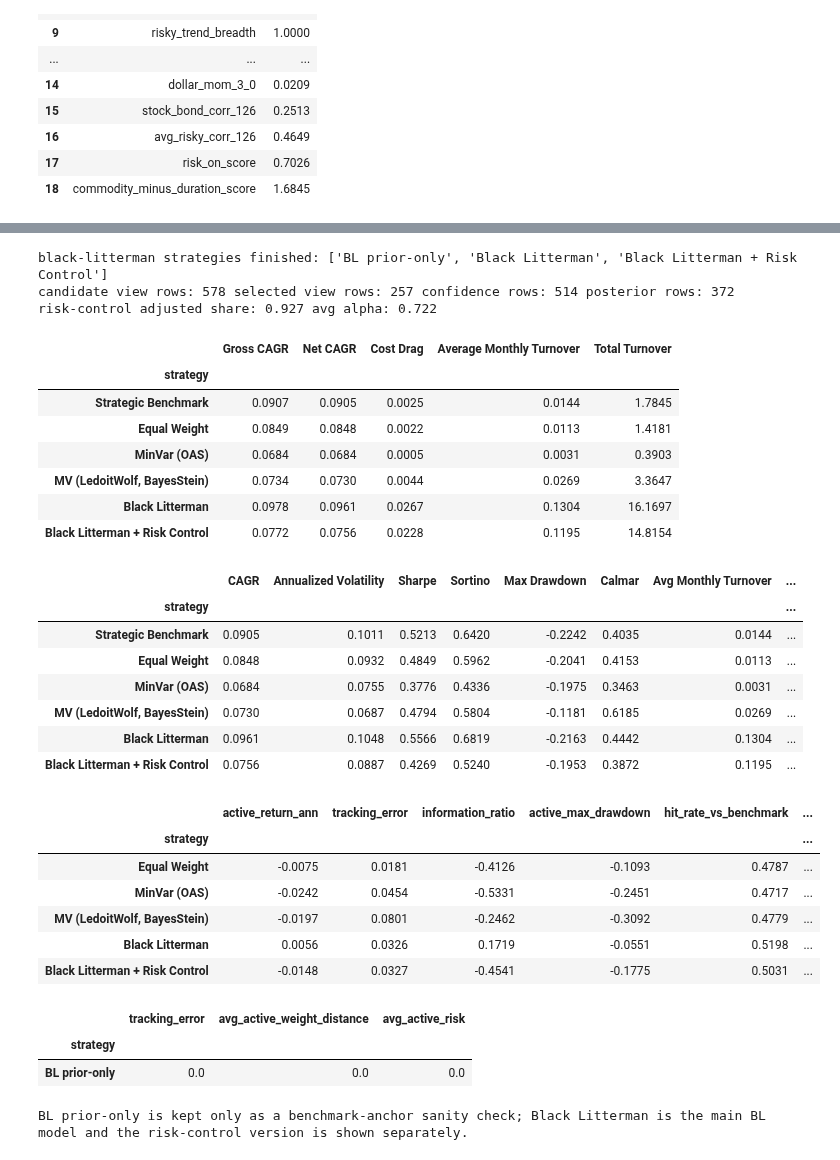
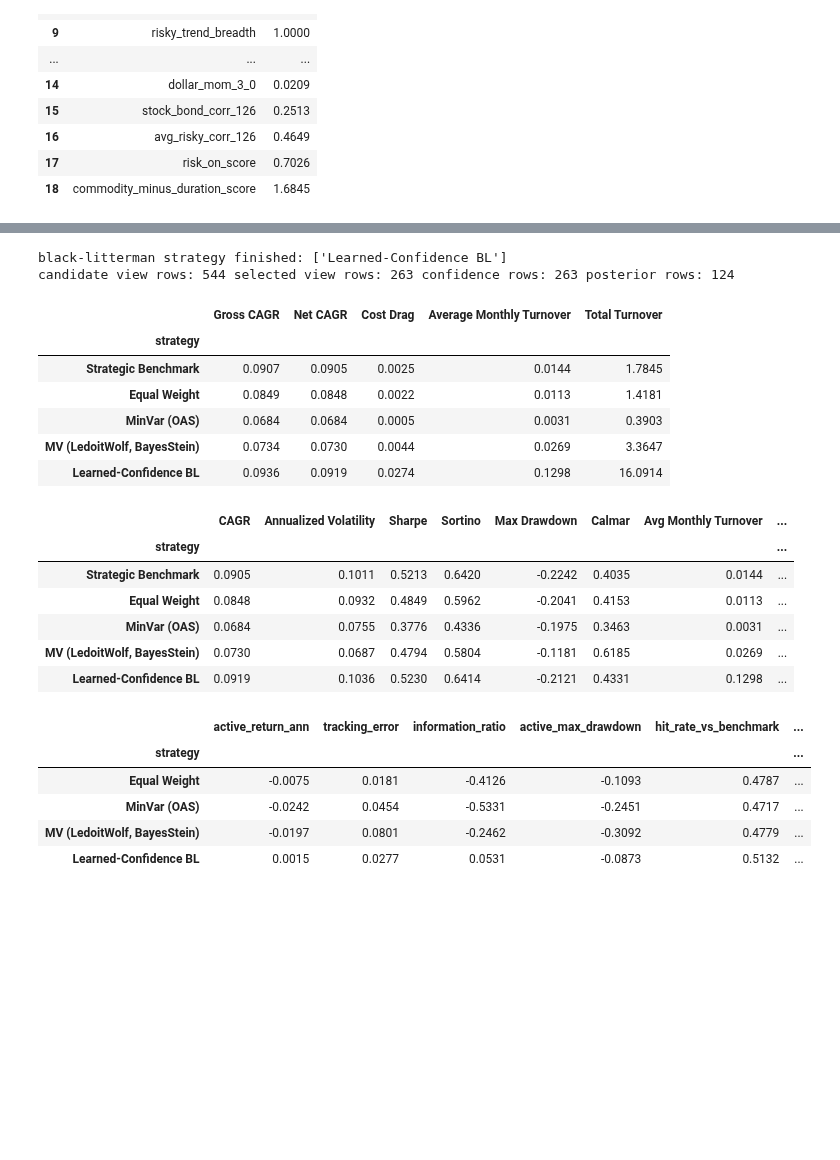
Before and after one commit to ramtin-asadi/Quantitative-Finance-Lab, a Jupyter notebook: notebooks/06_portfolio_black_littreman.ipynb, the cells around one changed output, grey strips where cells are left out. Drawn from its saved outputs; the diff is of its cells as text; code cells hidden in the pictures; blank space fills up the shorter version.

```diff
--- a/notebooks/06_portfolio_black_littreman.ipynb
+++ b/notebooks/06_portfolio_black_littreman.ipynb
@@ -1279,7 +1293,7 @@ haircut_conf_cap = 0.85
 max_active_selected_views = 5
 redundancy_similarity_threshold = 0.85
 max_same_direction_views = 3
-protective_view_families = {"hedge_leadership", "correlation_stress", "stability_spread"}
+protective_view_families = {"correlation_stress"}
 
 view_theme_map = family_display_names.copy()
 
@@ -2294,21 +2114,17 @@ def apply_benchmark_relative_risk_control(weights, cov_ann, market_state=None, p
 # %%
 bl_modes = {
-    "BL prior-only": {"view_set": "none", "confidence_mode": "none", "risk_control": False},
-    "Black Litterman": {"view_set": "selected", "confidence_mode": "learned", "risk_control": False},
-    "Black Litterman + Risk Control": {"view_set": "selected", "confidence_mode": "learned", "risk_control": True},
+    "Learned-Confidence BL": {"view_set": "selected", "confidence_mode": "learned"},
 }
 bl_weight_rows = {name: [] for name in bl_modes}
 bl_fallback_rows = {name: [] for name in bl_modes}
 bl_prev_weights = {name: None for name in bl_modes}
 confidence_log_rows = []
 posterior_log_rows = []
-risk_control_log_rows = []
 candidate_view_log_rows = []
 selected_view_log_rows = []
 selection_log_rows = []
 post_mu_store = {}
 post_cov_store = {}
-risk_control_minvar_anchor_prev = None
 
 for i, dt in enumerate(rebalance_dates[:-1]):
     dt = pd.Timestamp(dt)
@@ -2322,46 +2138,31 @@ for i, dt in enumerate(rebalance_dates[:-1]):
     if candidate_views:
         candidate_view_log_rows.extend(pd.DataFrame(candidate_views).assign(date=dt, view_set="candidate").to_dict("records"))
 
-    selected_cache = None
-    selected_logged = False
+    selected_views, scale_rows = select_selected_views(candidate_views, payoff_history_now, dt, market_state, "learned")
+    selection_log_rows.extend(scale_rows)
+    view_p, view_q, clean_table = build_view_matrix(selected_views, assets, prior_mu, payoff_history=payoff_history_now, current_date=dt, use_learned_q=True)
+    if not clean_table.empty:
+        selected_view_log_rows.extend(clean_table.assign(date=dt, view_set="selected", strategy="Learned-Confidence BL").to_dict("records"))
+
+    rows_for_posterior = clean_table.to_dict("records") if not clean_table.empty else []
+    conf_values = []
     for strategy_name, spec in bl_modes.items():
-        view_set = spec["view_set"]
         mode = spec["confidence_mode"]
-        if view_set == "none":
-            view_p, view_q, clean_table = np.empty((0, len(assets))), np.array([]), pd.DataFrame()
-        else:
-            if selected_cache is None:
-                selected_views, scale_rows = select_selected_views(candidate_views, payoff_history_now, dt, market_state, mode)
-                selection_log_rows.extend(scale_rows)
-                selected_view_p, selected_view_q, selected_clean_table = build_view_matrix(selected_views, assets, prior_mu, payoff_history=payoff_history_now, current_date=dt, use_learned_q=True)
-                selected_cache = (selected_view_p, selected_view_q, selected_clean_table)
-            view_p, view_q, clean_table = selected_cache
-            if not selected_logged and not clean_table.empty:
-                selected_view_log_rows.extend(clean_table.assign(date=dt, view_set="selected", strategy="Black Litterman").to_dict("records"))
-                selected_logged = True
-
-        rows_for_posterior = clean_table.to_dict("records") if not clean_table.empty else []
-        conf_values = []
         for row in rows_for_posterior:
             details = confidence_for_view(row, payoff_history_now, dt, market_state, mode)
             conf_values.append(details["confidence"] if np.isfinite(details["confidence"]) else 0.50)
-            confidence_log_rows.append({"date": dt, "view_set": view_set, "strategy": strategy_name, "view_family": row["view_family"], "view_name": row["view_name"], "economic_theme": view_theme(row), "confidence_mode": mode, "confidence": details["confidence"], "historical_confidence": row.get("historical_confidence", np.nan), "selected_score": row.get("selected_score", np.nan), "confluence_score": row.get("confluence_score", np.nan), "novelty_score": row.get("novelty_score", np.nan), "economic_priority": row.get("economic_priority", np.nan), "q_tilt": row.get("q_tilt", np.nan), "hit_rate": details["hit_rate"], "recent_hit_rate": details["recent_hit_rate"], "payoff_ir": details["payoff_ir"], "t_stat": details.get("t_stat", np.nan), "info_coefficient": details.get("info_coefficient", np.nan), "n_obs": details["n_obs"], "haircut_multiplier": details.get("haircut_multiplier", 1.0), "risk_orientation": row["risk_orientation"]})
+            confidence_log_rows.append({"date": dt, "view_set": "selected", "strategy": strategy_name, "view_family": row["view_family"], "view_name": row["view_name"], "economic_theme": view_theme(row), "confidence_mode": mode, "confidence": details["confidence"], "historical_confidence": row.get("historical_confidence", np.nan), "selected_score": row.get("selected_score", np.nan), "confluence_score": row.get("confluence_score", np.nan), "novelty_score": row.get("novelty_score", np.nan), "economic_priority": row.get("economic_priority", np.nan), "q_tilt": row.get("q_tilt", np.nan), "hit_rate": details["hit_rate"], "recent_hit_rate": details["recent_hit_rate"], "payoff_ir": details["payoff_ir"], "t_stat": details.get("t_stat", np.nan), "info_coefficient": details.get("info_coefficient", np.nan), "n_obs": details["n_obs"], "haircut_multiplier": details.get("haircut_multiplier", 1.0), "risk_orientation": row["risk_orientation"]})
         omega, view_var = omega_from_confidence(view_p, cov_ann, conf_values, active_view_rows=rows_for_posterior, payoff_history=payoff_history_now, current_date=dt, full_view_cov=True)
         post_mu, post_cov, diag = black_litterman_posterior(prior_mu, cov_ann, view_p, view_q, omega)
         if conf_values:
             diag["avg_confidence"] = float(np.mean(conf_values)); diag["max_confidence"] = float(np.max(conf_values)); diag["min_confidence"] = float(np.min(conf_values))
-        diag.update({"date": dt, "strategy": strategy_name, "view_set": view_set, "confidence_mode": mode, "risk_aversion": risk_aversion_t})
+        diag.update({"date": dt, "strategy": strategy_name, "view_set": "selected", "confidence_mode": mode, "risk_aversion": risk_aversion_t})
         posterior_log_rows.append(diag)
         post_mu_store[(strategy_name, dt)] = post_mu
         post_cov_store[(strategy_name, dt)] = post_cov
         w_prev = bl_prev_weights[strategy_name]
         w_new, fallback, opt_info = optimize_bl_weights(post_mu, post_cov, w_prev=w_prev, risk_aversion=risk_aversion_t)
         w_new = clean_bl_weight_array(w_new, assets, previous=w_prev)
-        if spec.get("risk_control", False):
-            minvar_anchor = minvar_anchor_for_date(dt, assets, previous_anchor=risk_control_minvar_anchor_prev)
-            risk_control_minvar_anchor_prev = minvar_anchor.values
-            w_new, risk_control_info = apply_benchmark_relative_risk_control(w_new, cov_ann, market_state=market_state, previous_weights=w_prev, minvar_anchor=minvar_anchor)
-            risk_control_log_rows.append({"date": dt, "strategy": strategy_name, **risk_control_info})
         bl_weight_rows[strategy_name].append(pd.Series(w_new, index=assets, name=dt))
         bl_fallback_rows[strategy_name].append((dt, int(bool(fallback or diag.get("failure", False)))))
         bl_prev_weights[strategy_name] = w_new
@@ -2385,15 +2186,11 @@ view_log = selected_view_log.copy()
 selection_log = pd.DataFrame(selection_log_rows)
 confidence_log = pd.DataFrame(confidence_log_rows)
 posterior_log = pd.DataFrame(posterior_log_rows)
-risk_control_log = pd.DataFrame(risk_control_log_rows)
-print("black-litterman strategies finished:", list(bl_results))
+print("black-litterman strategy finished:", list(bl_results))
 print("candidate view rows:", len(candidate_view_log), "selected view rows:", len(selected_view_log), "confidence rows:", len(confidence_log), "posterior rows:", len(posterior_log))
-if not risk_control_log.empty:
-    print("risk-control adjusted share:", round(float(risk_control_log["risk_control_adjusted"].mean()), 3), "avg alpha:", round(float(risk_control_log["risk_control_alpha"].mean()), 3))
 # %% [output]
-black-litterman strategies finished: ['BL prior-only', 'Black Litterman', 'Black Litterman + Risk Control']
-candidate view rows: 578 selected view rows: 257 confidence rows: 514 posterior rows: 372
-risk-control adjusted share: 0.927 avg alpha: 0.722
+black-litterman strategy finished: ['Learned-Confidence BL']
+candidate view rows: 544 selected view rows: 263 confidence rows: 263 posterior rows: 124
 # %%
 combined_results = {}
 combined_results.update(baseline_results)
@@ -2403,8 +2200,7 @@ final_strategy_names = [
     "Equal Weight",
     best_minvar_name,
     best_mv_name,
-    "Black Litterman",
-    "Black Litterman + Risk Control",
+    "Learned-Confidence BL",
 ]
 
 returns_by_strategy = {name: combined_results[name]["returns"] for name in final_strategy_names}
@@ -2474,51 +2270,41 @@ def avg_active_risk_against_benchmark(weights):
 def benchmark_relative_metrics(name):
     bench_ret = pd.Series(combined_results["Strategic Benchmark"]["returns"]).dropna()
     ret = pd.Series(combined_results[name]["returns"]).reindex(bench_ret.index).fillna(0.0)
     active = ret - bench_ret
     active_nav = simple_nav(active)
     tracking_error = float(active.std(ddof=1) * math.sqrt(annualization)) if active.std(ddof=1) > 1e-12 else np.nan
     active_return = float(active.mean() * annualization)
     info_ratio = active_return / tracking_error if np.isfinite(tracking_error) and tracking_error > 1e-12 else np.nan
     corr = float(ret.corr(bench_ret)) if ret.std(ddof=1) > 1e-12 and bench_ret.std(ddof=1) > 1e-12 else np.nan
     beta = float(ret.cov(bench_ret) / bench_ret.var(ddof=1)) if bench_ret.var(ddof=1) > 1e-12 else np.nan
     weights = combined_results[name]["weights"].reindex(columns=assets).fillna(0.0)
     bench = benchmark_w.reindex(assets).fillna(0.0)
     avg_active_dist = float(weights.subtract(bench, axis=1).abs().sum(axis=1).mean()) if not weights.empty else np.nan
     return {"strategy": name, "active_return_ann": active_return, "tracking_error": tracking_error, "information_ratio": info_ratio, "active_max_drawdown": max_drawdown_from_nav(active_nav), "hit_rate_vs_benchmark": float((active > 0).mean()), "corr_to_benchmark": corr, "beta_to_benchmark": beta, "avg_active_weight_distance": avg_active_dist, "avg_active_risk": avg_active_risk_against_benchmark(weights)}
 
 benchmark_relative_table = pd.DataFrame([benchmark_relative_metrics(name) for name in final_strategy_names if name != "Strategic Benchmark"]).set_index("strategy")
 display(benchmark_relative_table.round(4))
-
-prior_only_check = pd.DataFrame([benchmark_relative_metrics("BL prior-only")]).set_index("strategy")[["tracking_error", "avg_active_weight_distance", "avg_active_risk"]]
-display(prior_only_check.round(4))
 # %% [output]
 |  | Gross CAGR | Net CAGR | Cost Drag | Average Monthly Turnover | Total Turnover |
 | strategy |  |  |  |  |  |
 | Strategic Benchmark | 0.0907 | 0.0905 | 0.0025 | 0.0144 | 1.7845 |
 | Equal Weight | 0.0849 | 0.0848 | 0.0022 | 0.0113 | 1.4181 |
 | MinVar (OAS) | 0.0684 | 0.0684 | 0.0005 | 0.0031 | 0.3903 |
 | MV (LedoitWolf, BayesStein) | 0.0734 | 0.0730 | 0.0044 | 0.0269 | 3.3647 |
-| Black Litterman | 0.0978 | 0.0961 | 0.0267 | 0.1304 | 16.1697 |
-| Black Litterman + Risk Control | 0.0772 | 0.0756 | 0.0228 | 0.1195 | 14.8154 |
+| Learned-Confidence BL | 0.0936 | 0.0919 | 0.0274 | 0.1298 | 16.0914 |
 |  | CAGR | Annualized Volatility | Sharpe | Sortino | Max Drawdown | Calmar | Avg Monthly Turnover | ... |
 | strategy |  |  |  |  |  |  |  | ... |
 | Strategic Benchmark | 0.0905 | 0.1011 | 0.5213 | 0.6420 | -0.2242 | 0.4035 | 0.0144 | ... |
 | Equal Weight | 0.0848 | 0.0932 | 0.4849 | 0.5962 | -0.2041 | 0.4153 | 0.0113 | ... |
 | MinVar (OAS) | 0.0684 | 0.0755 | 0.3776 | 0.4336 | -0.1975 | 0.3463 | 0.0031 | ... |
 | MV (LedoitWolf, BayesStein) | 0.0730 | 0.0687 | 0.4794 | 0.5804 | -0.1181 | 0.6185 | 0.0269 | ... |
-| Black Litterman | 0.0961 | 0.1048 | 0.5566 | 0.6819 | -0.2163 | 0.4442 | 0.1304 | ... |
-| Black Litterman + Risk Control | 0.0756 | 0.0887 | 0.4269 | 0.5240 | -0.1953 | 0.3872 | 0.1195 | ... |
+| Learned-Confidence BL | 0.0919 | 0.1036 | 0.5230 | 0.6414 | -0.2121 | 0.4331 | 0.1298 | ... |
 |  | active_return_ann | tracking_error | information_ratio | active_max_drawdown | hit_rate_vs_benchmark | ... |
 | strategy |  |  |  |  |  | ... |
 | Equal Weight | -0.0075 | 0.0181 | -0.4126 | -0.1093 | 0.4787 | ... |
 | MinVar (OAS) | -0.0242 | 0.0454 | -0.5331 | -0.2451 | 0.4717 | ... |
 | MV (LedoitWolf, BayesStein) | -0.0197 | 0.0801 | -0.2462 | -0.3092 | 0.4779 | ... |
-| Black Litterman | 0.0056 | 0.0326 | 0.1719 | -0.0551 | 0.5198 | ... |
-| Black Litterman + Risk Control | -0.0148 | 0.0327 | -0.4541 | -0.1775 | 0.5031 | ... |
+| Learned-Confidence BL | 0.0015 | 0.0277 | 0.0531 | -0.0873 | 0.5132 | ... |
-|  | tracking_error | avg_active_weight_distance | avg_active_risk |
-| strategy |  |  |  |
-| BL prior-only | 0.0 | 0.0 | 0.0 |
-BL prior-only is kept only as a benchmark-anchor sanity check; Black Litterman is the main BL model and the risk-control version is shown separately.
 # %%
 nav_df = pd.DataFrame(nav_by_strategy)[final_strategy_names]
 drawdown_df = nav_df / nav_df.cummax() - 1.0
```
Also changed, not shown: parts of 18 cells of this notebook, 13 other files.
